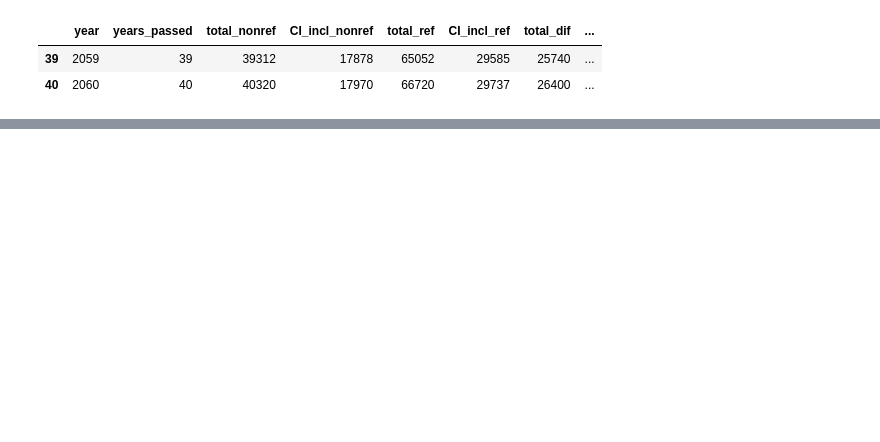
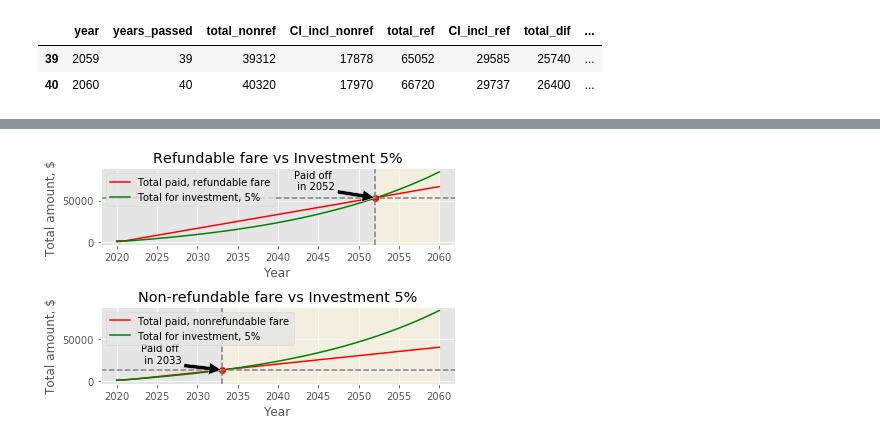
Before and after one commit to samburska/insurance, a Jupyter notebook: Insurance.ipynb, the cells around one changed output, grey strips where cells are left out. Cells and saved outputs as stored; diff of their text form; code cells hidden in the pictures; blank space fills up the shorter version.

```diff
--- a/Insurance.ipynb
+++ b/Insurance.ipynb
@@ -152 +143,64 @@ plt.show()
+# %%
+# Plotting chart to discover paid-off time
+
+#REFUNDABLE FARE
+# Investment of investment 5% visualisation
+fig, ax = plt.subplots(2, 1, sharey = True)
+# fig, ax = plt.subplot(2, 1, sharey = True)
+ax[0].plot(ins.year, ins.total_ref,color='red', label = 'Total paid, refundable fare')
+ax[0].plot(ins.year, ins.end_balance_5pct, color='green', label = 'Total for investment, 5%')
+
+# Intersection point of paid-off with investment 5%
+idx5_ref = np.argwhere(np.diff(np.sign(ins.total_ref - ins.end_balance_5pct))).flatten()
+ax[0].plot(ins.year[idx5_ref], ins.total_ref[idx5_ref], 'ro')
+
+# Annotations:
+year = int(ins.year[idx5_ref])
+amount = int(ins.total_ref[idx5_ref])
+ax[0].annotate('Paid off\n in ' + str(year), xy = (year,amount), xytext = (year-10, amount+10000), arrowprops = dict(facecolor='black', shrink=0.01))
+
+# Adding lines
+ax[0].axhline(amount, color = 'grey', linestyle='--')
+ax[0].axvline(year, color='grey', linestyle='--')
+
+# Adding Vertical Spans
+ax[0].axvspan(year, ins.year.max(), alpha=0.5, color='cornsilk')
+
+ax[0].set_xlabel('Year')
+ax[0].set_ylabel('Total amount, $')
+ax[0].legend(loc = 'upper left')
+
+ax[0].set_title('Refundable fare vs Investment 5%')
+
+
+# NONREFUNDABLE FARE
+ax[1].plot(ins.year, ins.total_nonref,color='red', label = 'Total paid, nonrefundable fare')
+ax[1].plot(ins.year, ins.end_balance_5pct, color='green', label = 'Total for investment, 5%')
+
+# Intersection point of paid-off with investment 5%
+idx5_nonref = np.argwhere(np.diff(np.sign(ins.total_nonref - ins.end_balance_5pct))).max().flatten()
+ax[1].plot(ins.year[idx5_nonref], ins.total_nonref[idx5_nonref], 'ro')
+
+# Annotations:
+year = int(ins.year[idx5_nonref])
+amount = int(ins.total_nonref[idx5_nonref])
+ax[1].annotate('Paid off\n in ' + str(year), xy = (year,amount), xytext = (year-10, amount+8000), arrowprops = dict(facecolor='black', shrink=0.01))
+
+# Adding lines
+ax[1].axhline(amount, color = 'grey', linestyle='--')
+ax[1].axvline(year, color='grey', linestyle='--')
+
+# Adding Vertical Spans
+ax[1].axvspan(year, ins.year.max(), alpha=0.5, color='cornsilk')
+
+ax[1].set_xlabel('Year')
+ax[1].set_ylabel('Total amount, $')
+ax[1].legend(loc = 'upper left')
+ax[1].set_title('Non-refundable fare vs Investment 5%')
+
+plt.savefig(r"files/Paid_off_time.jpg")
+plt.tight_layout()
+plt.show()
+# %% [output]
+[figure, added]
 # %%
```
Also changed, not shown: parts of 15 cells of this notebook, 6 other files.
